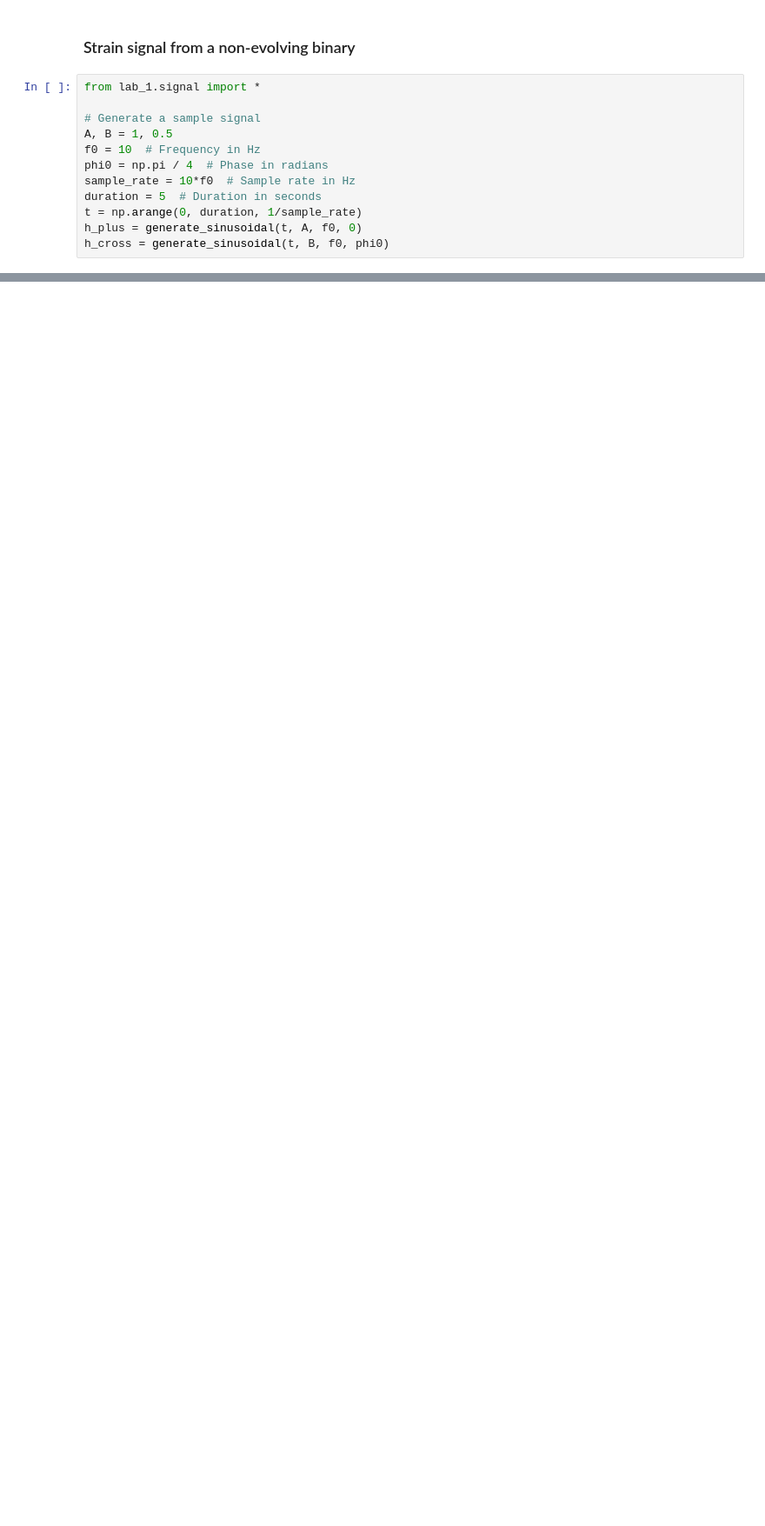
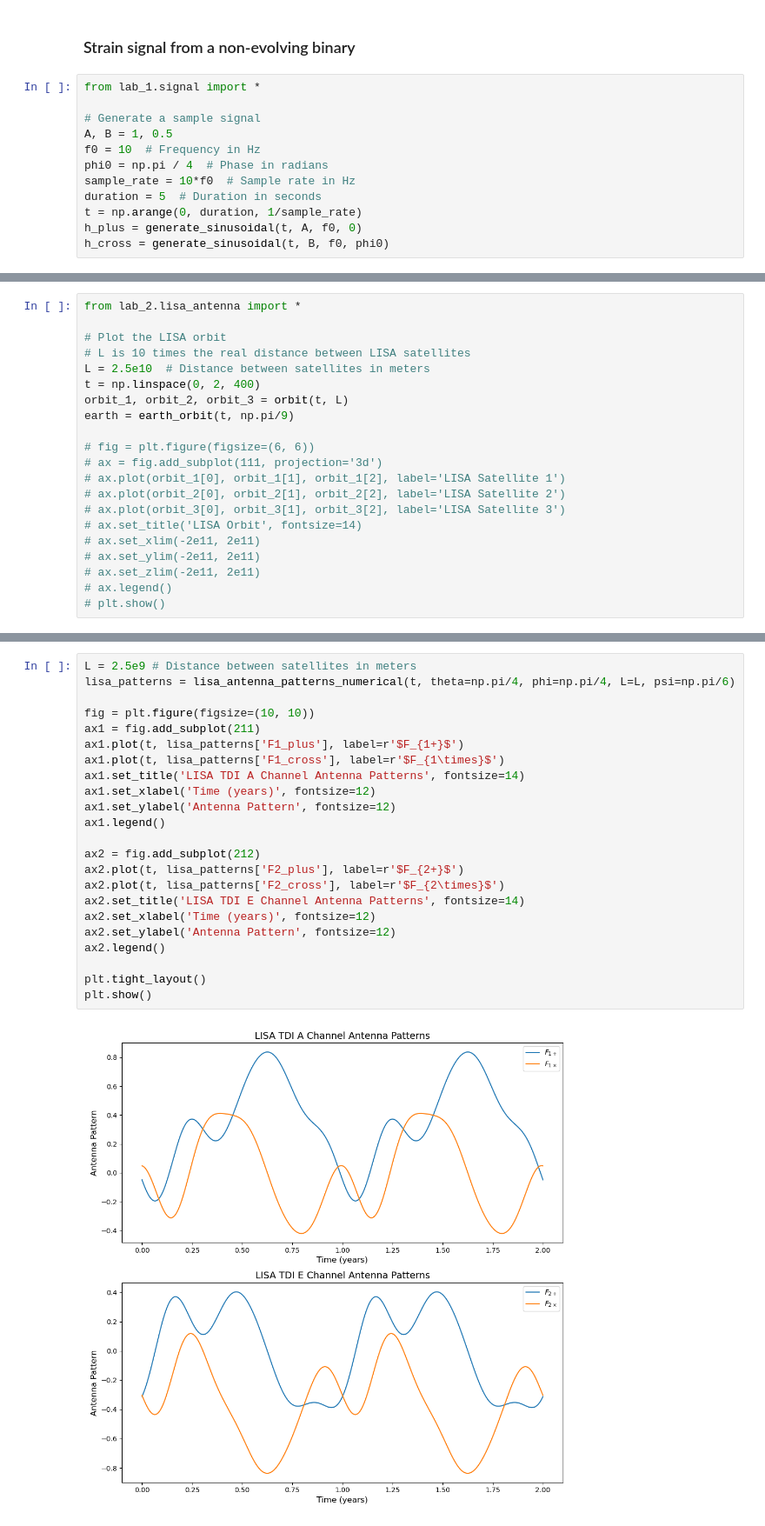
Before and after one commit to ShitongGuo/LZU_lab, a Jupyter notebook: lab_2.ipynb, the cells around one changed output, grey strips where cells are left out. Shown at 87% size. Drawn from its saved outputs; the diff is of its cells as text; blank space fills up the shorter version.

```diff
--- a/lab_2.ipynb
+++ b/lab_2.ipynb
@@ -174,0 +179,21 @@ plt.show()
+# %%
+from lab_2.lisa_antenna import *
+
+# Plot the LISA orbit
+# L is 10 times the real distance between LISA satellites
+L = 2.5e10  # Distance between satellites in meters
+t = np.linspace(0, 2, 400)
+orbit_1, orbit_2, orbit_3 = orbit(t, L)
+earth = earth_orbit(t, np.pi/9)
+
+# fig = plt.figure(figsize=(6, 6))
+# ax = fig.add_subplot(111, projection='3d')
+# ax.plot(orbit_1[0], orbit_1[1], orbit_1[2], label='LISA Satellite 1')
+# ax.plot(orbit_2[0], orbit_2[1], orbit_2[2], label='LISA Satellite 2')
+# ax.plot(orbit_3[0], orbit_3[1], orbit_3[2], label='LISA Satellite 3')
+# ax.set_title('LISA Orbit', fontsize=14)
+# ax.set_xlim(-2e11, 2e11)
+# ax.set_ylim(-2e11, 2e11)
+# ax.set_zlim(-2e11, 2e11)
+# ax.legend()
+# plt.show()
@@ -174,0 +282,25 @@ plt.show()
+# %%
+L = 2.5e9 # Distance between satellites in meters
+lisa_patterns = lisa_antenna_patterns_numerical(t, theta=np.pi/4, phi=np.pi/4, L=L, psi=np.pi/6)
+
+fig = plt.figure(figsize=(10, 10))
+ax1 = fig.add_subplot(211)
+ax1.plot(t, lisa_patterns['F1_plus'], label=r'$F_{1+}$')
+ax1.plot(t, lisa_patterns['F1_cross'], label=r'$F_{1\times}$')
+ax1.set_title('LISA TDI A Channel Antenna Patterns', fontsize=14)
+ax1.set_xlabel('Time (years)', fontsize=12)
+ax1.set_ylabel('Antenna Pattern', fontsize=12)
+ax1.legend()
+
+ax2 = fig.add_subplot(212)
+ax2.plot(t, lisa_patterns['F2_plus'], label=r'$F_{2+}$')
+ax2.plot(t, lisa_patterns['F2_cross'], label=r'$F_{2\times}$')
+ax2.set_title('LISA TDI E Channel Antenna Patterns', fontsize=14)
+ax2.set_xlabel('Time (years)', fontsize=12)
+ax2.set_ylabel('Antenna Pattern', fontsize=12)
+ax2.legend()
+
+plt.tight_layout()
+plt.show()
+# %% [output]
+[figure, added]
```
Also changed, not shown: parts of 21 cells of this notebook, 4 other files.
